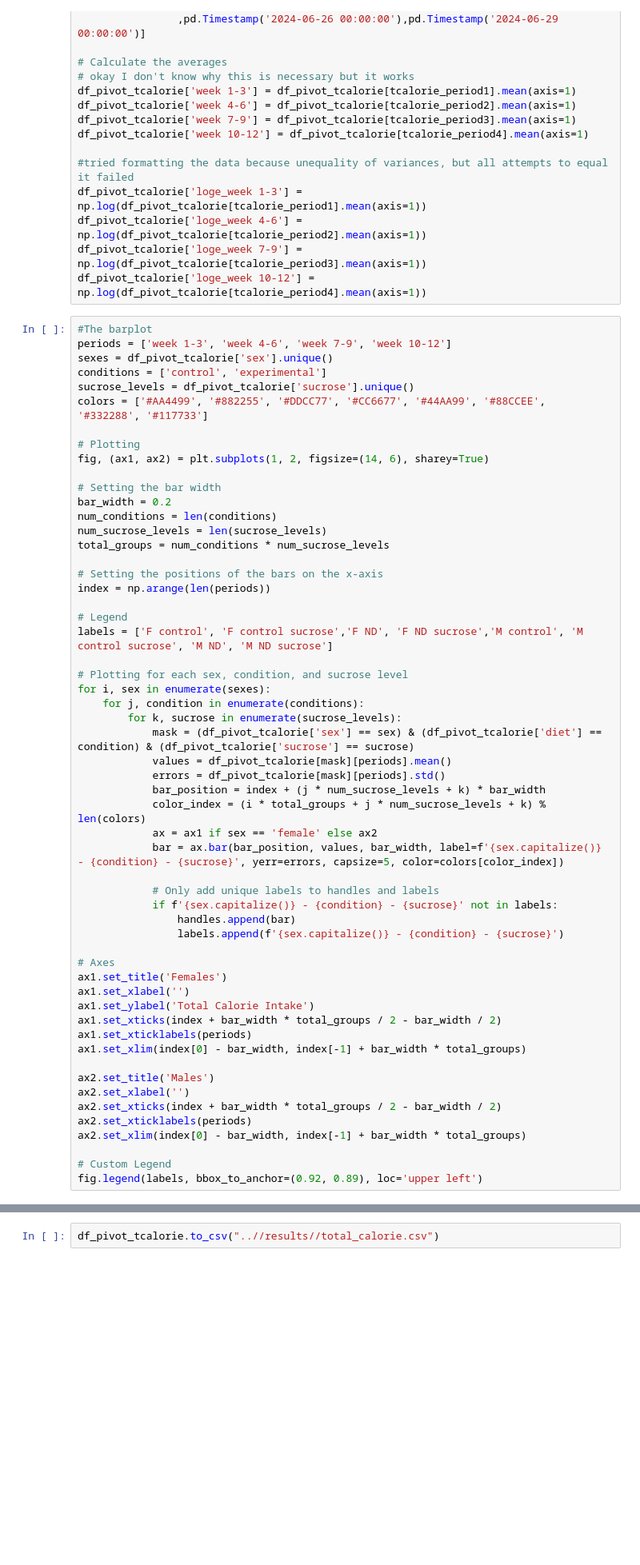
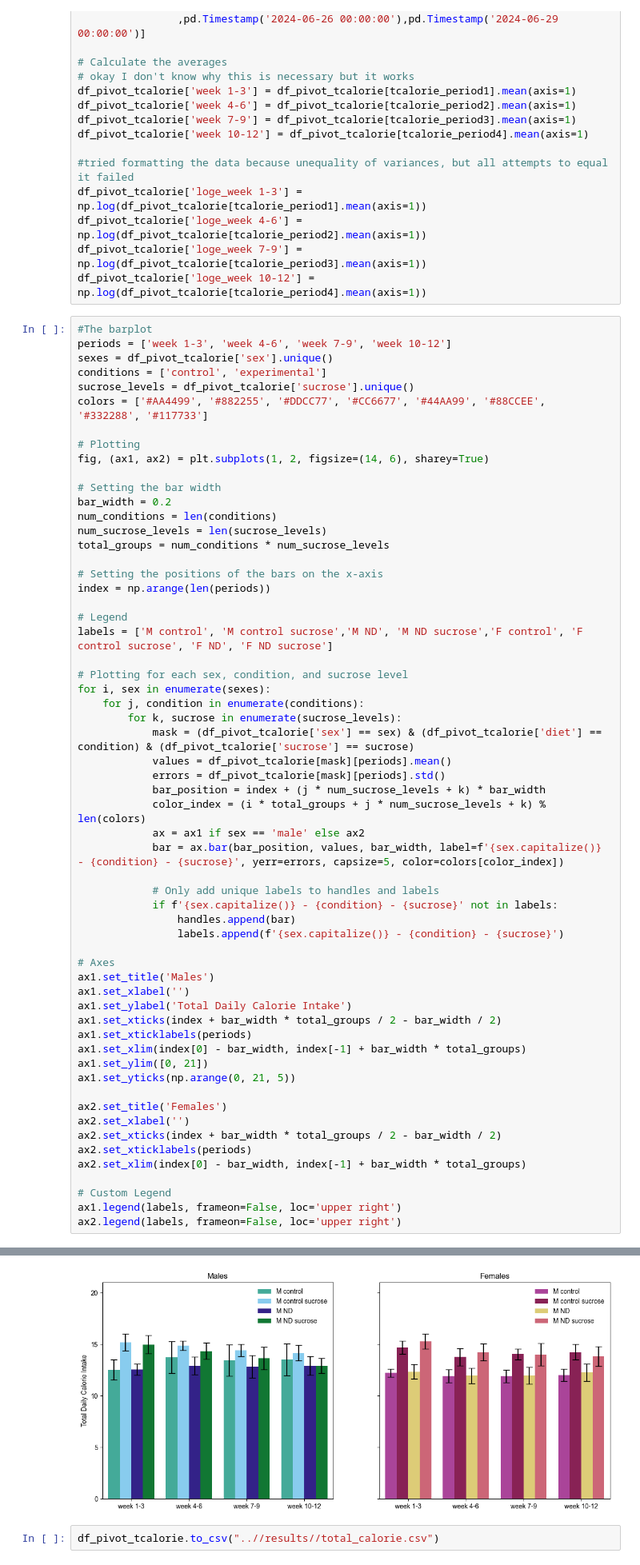
Before and after one commit to marijevisser/niacin, a Jupyter notebook: scripts/niacin_analysis_2.ipynb, the cells around one changed output, grey strips where cells are left out. Shown at 80% size. Cells and saved outputs as stored; diff of their text form; blank space fills up the shorter version.

```diff
--- a/scripts/niacin_analysis_2.ipynb
+++ b/scripts/niacin_analysis_2.ipynb
@@ -1464,7 +1491,7 @@ total_groups = num_conditions * num_sucrose_levels
 index = np.arange(len(periods))
 
 # Legend
-labels = ['F control', 'F control sucrose','F ND', 'F ND sucrose','M control', 'M control sucrose', 'M ND', 'M ND sucrose']
+labels = ['M control', 'M control sucrose','M ND', 'M ND sucrose','F control', 'F control sucrose', 'F ND', 'F ND sucrose']
 
 # Plotting for each sex, condition, and sucrose level
 for i, sex in enumerate(sexes):
@@ -1475,7 +1502,7 @@ for i, sex in enumerate(sexes):
             errors = df_pivot_tcalorie[mask][periods].std()
             bar_position = index + (j * num_sucrose_levels + k) * bar_width
             color_index = (i * total_groups + j * num_sucrose_levels + k) % len(colors)
-            ax = ax1 if sex == 'female' else ax2
+            ax = ax1 if sex == 'male' else ax2
             bar = ax.bar(bar_position, values, bar_width, label=f'{sex.capitalize()} - {condition} - {sucrose}', yerr=errors, capsize=5, color=colors[color_index])
 
             # Only add unique labels to handles and labels
@@ -1484,18 +1511,22 @@ for i, sex in enumerate(sexes):
                 labels.append(f'{sex.capitalize()} - {condition} - {sucrose}')
 
 # Axes
-ax1.set_title('Females')
+ax1.set_title('Males')
 ax1.set_xlabel('')
-ax1.set_ylabel('Total Calorie Intake')
+ax1.set_ylabel('Total Daily Calorie Intake')
 ax1.set_xticks(index + bar_width * total_groups / 2 - bar_width / 2)
 ax1.set_xticklabels(periods)
 ax1.set_xlim(index[0] - bar_width, index[-1] + bar_width * total_groups)
+ax1.set_ylim([0, 21])
+ax1.set_yticks(np.arange(0, 21, 5))
 
-ax2.set_title('Males')
+ax2.set_title('Females')
 ax2.set_xlabel('')
 ax2.set_xticks(index + bar_width * total_groups / 2 - bar_width / 2)
 ax2.set_xticklabels(periods)
 ax2.set_xlim(index[0] - bar_width, index[-1] + bar_width * total_groups)
 
 # Custom Legend
-fig.legend(labels, bbox_to_anchor=(0.92, 0.89), loc='upper left')
+ax1.legend(labels, frameon=False, loc='upper right')
+ax2.legend(labels, frameon=False, loc='upper right')
+# %% [output]
@@ -1502,3 +1534,4 @@ fig.legend(labels, bbox_to_anchor=(0.92, 0.89), loc='upper left')
+[figure, added]
 # %%
 df_pivot_tcalorie.to_csv("..//results//total_calorie.csv")
 # %% [markdown]
```
Also changed, not shown: parts of 10 cells of this notebook, 1 other file.
